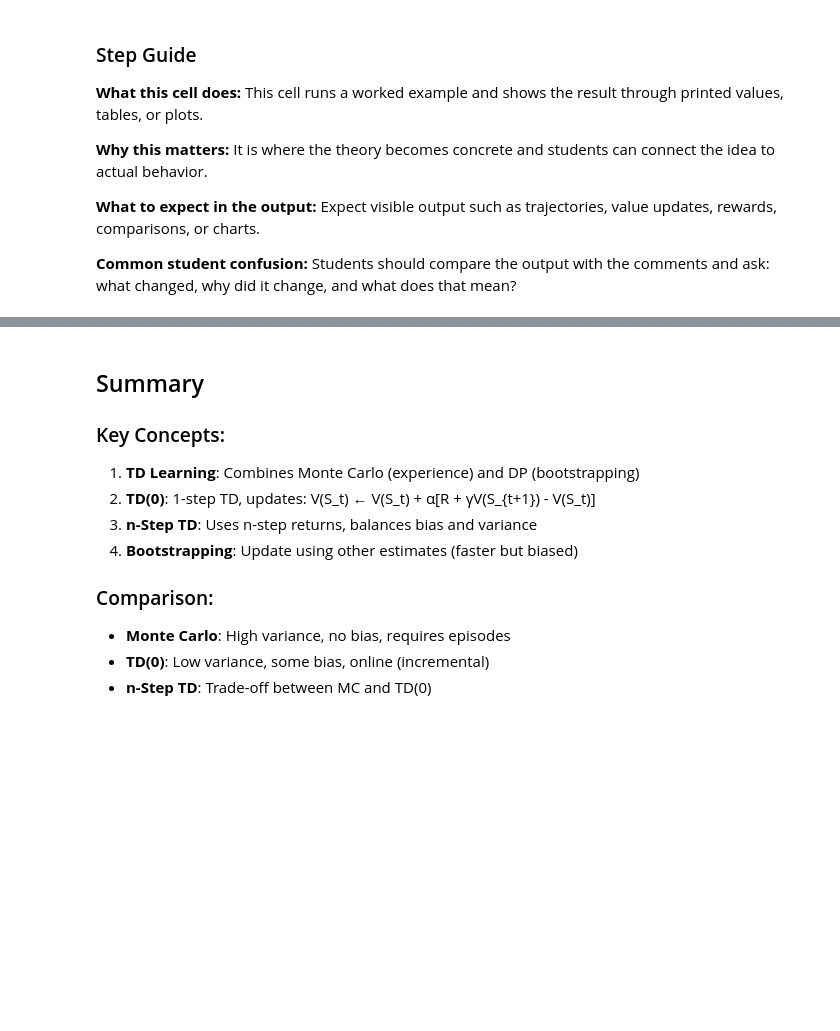
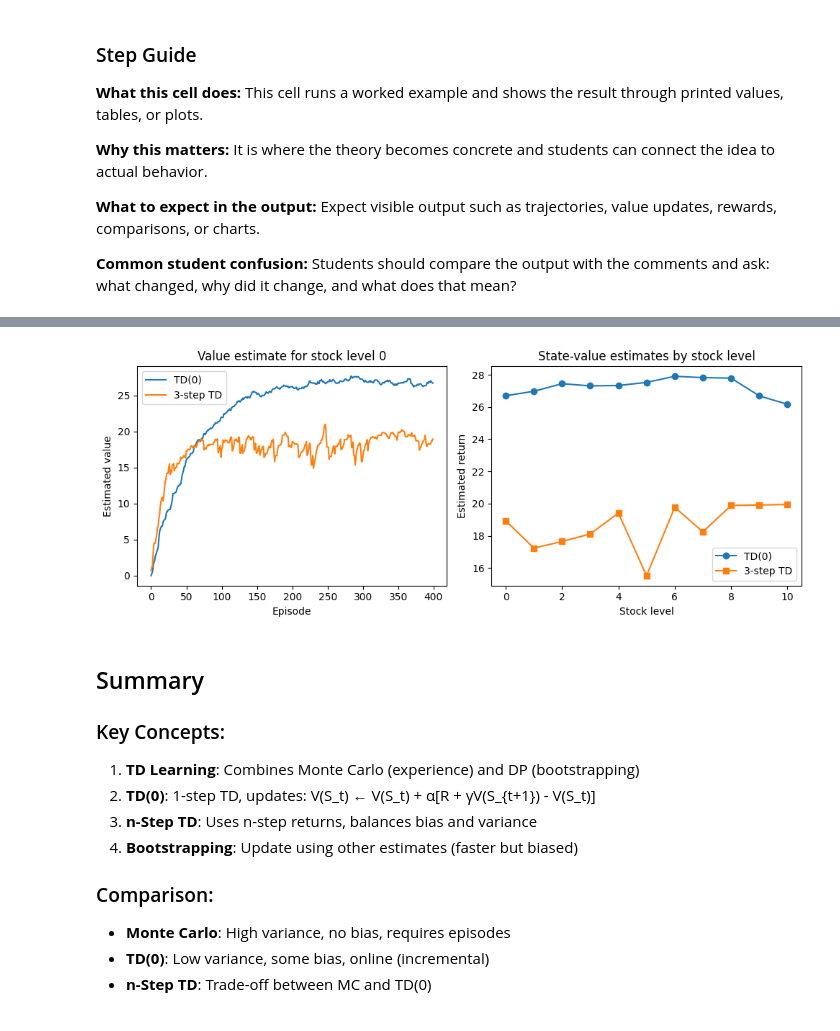
Before and after one commit to A-Alwabel/AI-Diploma-Program, a Jupyter notebook: Course 09/unit2-policy-value/examples/05_td_algorithms_td0_nstep.ipynb, the cells around one changed output, grey strips where cells are left out. Cells and saved outputs as stored; diff of their text form; code cells hidden in the pictures; blank space fills up the shorter version.

```diff
--- a/Course 09/unit2-policy-value/examples/05_td_algorithms_td0_nstep.ipynb
+++ b/Course 09/unit2-policy-value/examples/05_td_algorithms_td0_nstep.ipynb
@@ -256,0 +188,91 @@ Optimal policy (restock when stock is low):
+# %%
+# Worked example: compare one-step TD with a short n-step return on the same inventory process.
+# The aim is prediction, not control, so we estimate the value of stock levels under a fixed policy.
+
+import numpy as np
+import matplotlib.pyplot as plt
+
+np.random.seed(42)
+
+MAX_STOCK = 10
+GAMMA = 0.95
+
+def fixed_policy(stock_level):
+    return 1 if stock_level <= 2 else 0
+
+def step(state, action):
+    new_state = min(state + action * 5, MAX_STOCK)
+    demand = np.random.randint(0, 4)
+    sold = min(new_state, demand)
+    reward = sold - (2 if demand > new_state else 0) - (0.5 * action)
+    new_state = max(new_state - demand, 0)
+    return new_state, reward
+
+def generate_episode(length=30):
+    state = np.random.randint(0, MAX_STOCK + 1)
+    states = [state]
+    rewards = []
+    for _ in range(length):
+        action = fixed_policy(state)
+        next_state, reward = step(state, action)
+        rewards.append(reward)
+        states.append(next_state)
+        state = next_state
+    return states, rewards
+
+def td0_prediction(alpha=0.1, episodes=400):
+    values = np.zeros(MAX_STOCK + 1)
+    history = []
+    for _ in range(episodes):
+        states, rewards = generate_episode()
+        for t, reward in enumerate(rewards):
+            s = states[t]
+            s_next = states[t + 1]
+            td_target = reward + GAMMA * values[s_next]
+            values[s] += alpha * (td_target - values[s])
+        history.append(values[0])
+    return values, history
+
+def n_step_prediction(n=3, alpha=0.1, episodes=400):
+    values = np.zeros(MAX_STOCK + 1)
+    history = []
+    for _ in range(episodes):
+        states, rewards = generate_episode()
+        T = len(rewards)
+        for t in range(T):
+            g = 0.0
+            upper = min(t + n, T)
+            for k in range(t, upper):
+                g += (GAMMA ** (k - t)) * rewards[k]
+            if t + n < len(states):
+                g += (GAMMA ** n) * values[states[t + n]]
+            values[states[t]] += alpha * (g - values[states[t]])
+        history.append(values[0])
+    return values, history
+
+td0_values, td0_history = td0_prediction()
+three_step_values, three_step_history = n_step_prediction(n=3)
+
+print("Estimated value of stock level 0 with TD(0):", round(td0_values[0], 2))
+print("Estimated value of stock level 0 with 3-step TD:", round(three_step_values[0], 2))
+print("Interpretation: both methods learn online, but 3-step TD uses a slightly longer return before bootstrapping.")
+
+plt.figure(figsize=(10, 4))
+plt.subplot(1, 2, 1)
+plt.plot(td0_history, label="TD(0)")
+plt.plot(three_step_history, label="3-step TD")
+plt.title("Value estimate for stock level 0")
+plt.xlabel("Episode")
+plt.ylabel("Estimated value")
+plt.legend()
+
+plt.subplot(1, 2, 2)
+plt.plot(td0_values, marker="o", label="TD(0)")
+plt.plot(three_step_values, marker="s", label="3-step TD")
+plt.title("State-value estimates by stock level")
+plt.xlabel("Stock level")
+plt.ylabel("Estimated return")
+plt.legend()
+plt.tight_layout()
+plt.show()
+# %% [output]
@@ -257,3 +282,4 @@ Optimal policy (restock when stock is low):
+[figure, added]
 # %% [markdown]
 ## Summary
 
```
Also changed, not shown: parts of 5 cells of this notebook, 35 other files.
